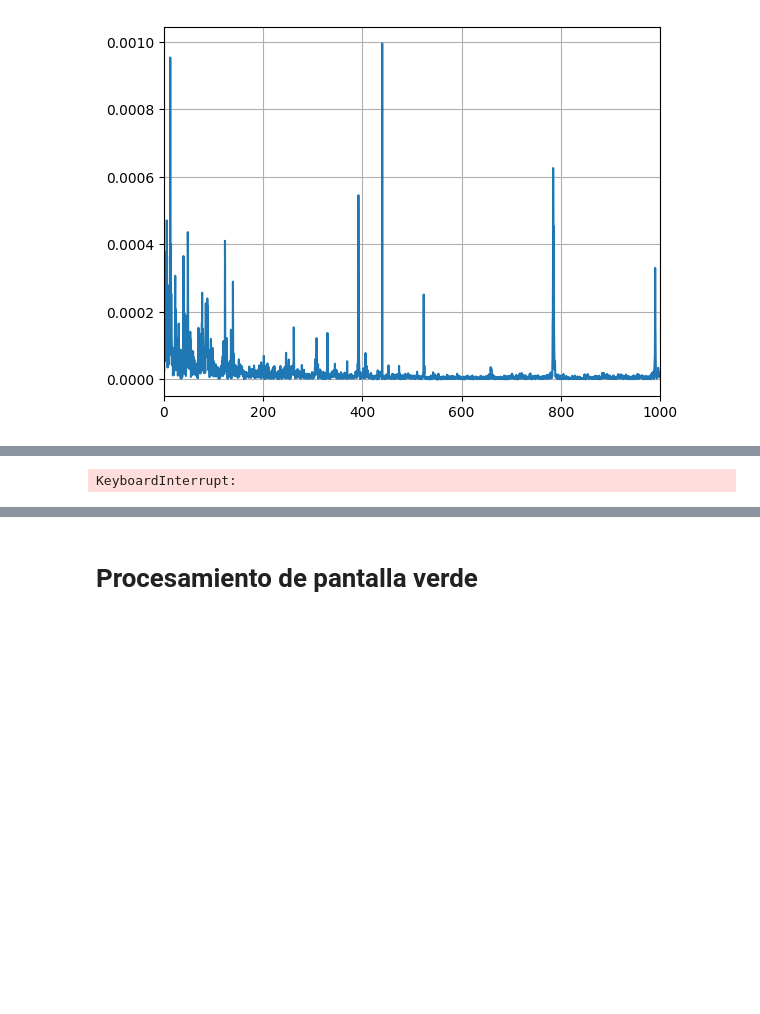
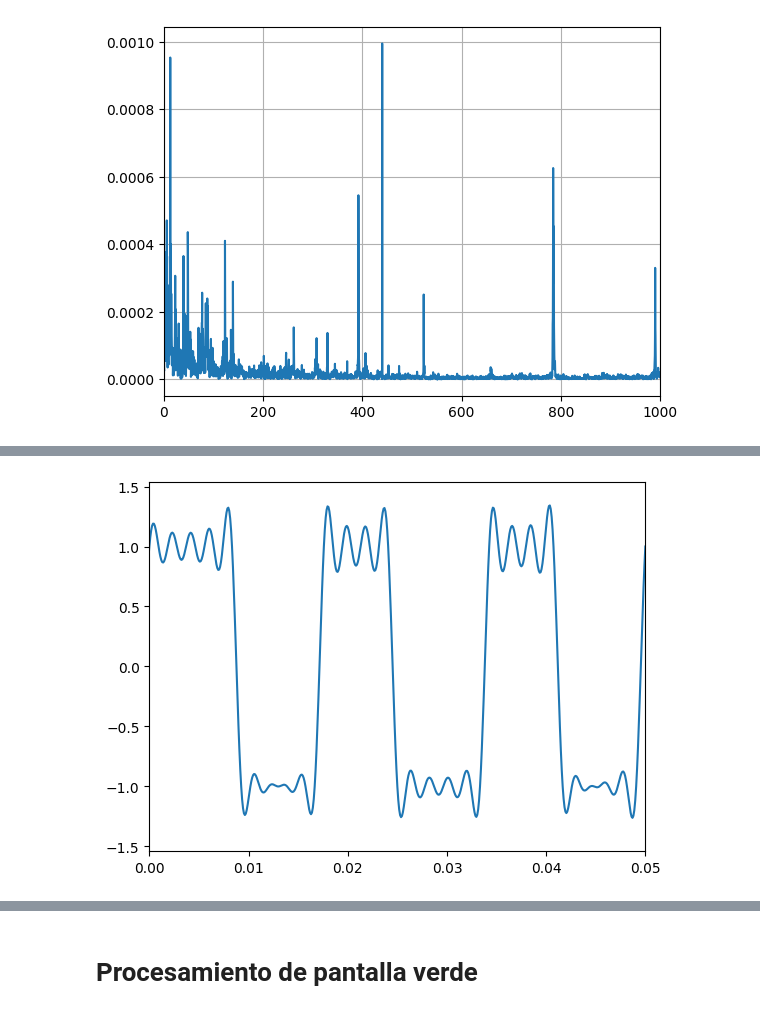
Before and after one commit to andresosorios23/digital_signal_processing, a Jupyter notebook: task_1/task.ipynb, the cells around one changed output, grey strips where cells are left out. Drawn from its saved outputs; the diff is of its cells as text; code cells hidden in the pictures; blank space fills up the shorter version.

```diff
--- a/task_1/task.ipynb
+++ b/task_1/task.ipynb
@@ -199,16 +215,17 @@ ax2.grid()
 # %%
-x_reconstructed = []
-t_rec = np.arange(0, 1, 1 / (10*FS))
+
+t_rec = np.arange(-1, 1, 1 / (10 * FS))
 
 
 x_reconstructed = np.zeros_like(t_rec)
 
 for index, _x in enumerate(x):
     time_diff = t_rec - index / FS
-    x_reconstructed += _x * np.sin(FS * time_diff * np.pi) / (FS * time_diff * np.pi)
+    x_reconstructed += _x * np.sinc(FS * time_diff)
 
 
 plt.plot(t_rec, x_reconstructed)
+plt.xlim([0, 0.05])
 plt.show()
 # %% [output]
-KeyboardInterrupt:
+[figure, added]
```
Also changed, not shown: parts of 10 cells of this notebook, 1 other file.
